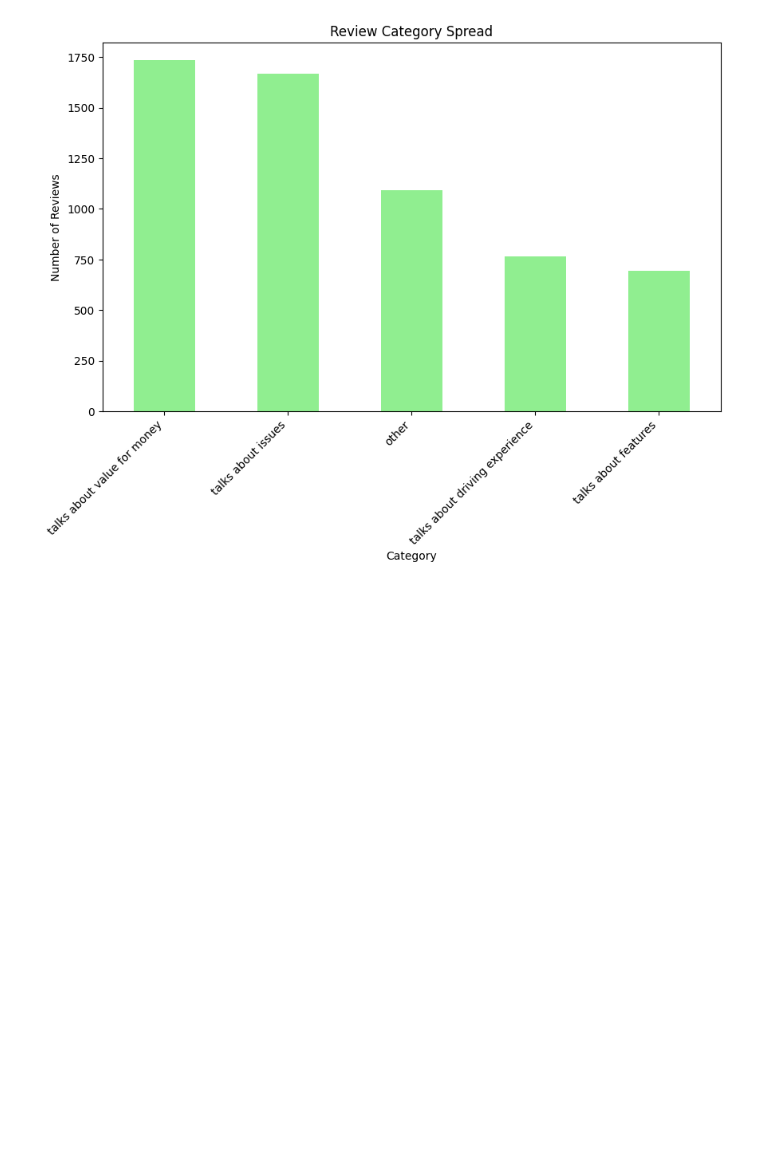
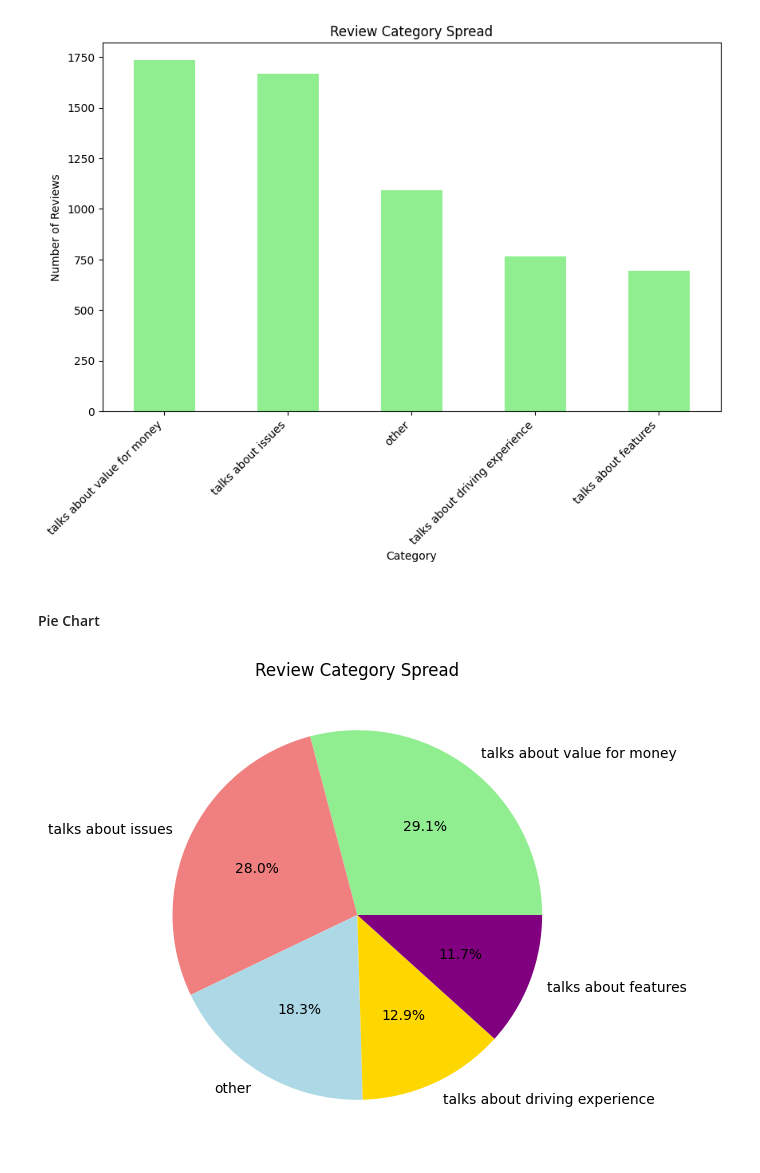
Before and after one commit to klijm01/The-Wheels-in-Motion, a Jupyter notebook: NLP.ipynb, the cells around one changed output. Cells and saved outputs as stored; diff of their text form; code cells hidden in the pictures; blank space fills up the shorter version.

```diff
--- a/NLP.ipynb
+++ b/NLP.ipynb
@@ -77,3 +77,17 @@ plt.xticks(rotation=45, ha='right')
 plt.show()
 # %% [output]
 [figure]
+# %% [markdown]
+#### Pie Chart
+# %%
+# Visualize the spread of the review category
+category_counts = df['talks about'].value_counts()
+
+plt.figure(figsize=(10, 6))
+category_colors = ['lightgreen', 'lightcoral', 'lightblue', 'gold', 'purple']
+category_counts.plot(kind='pie', autopct='%1.1f%%', colors=category_colors)
+plt.title('Review Category Spread')
+plt.ylabel('')
+plt.show()
+# %% [output]
+[figure, added]
```
